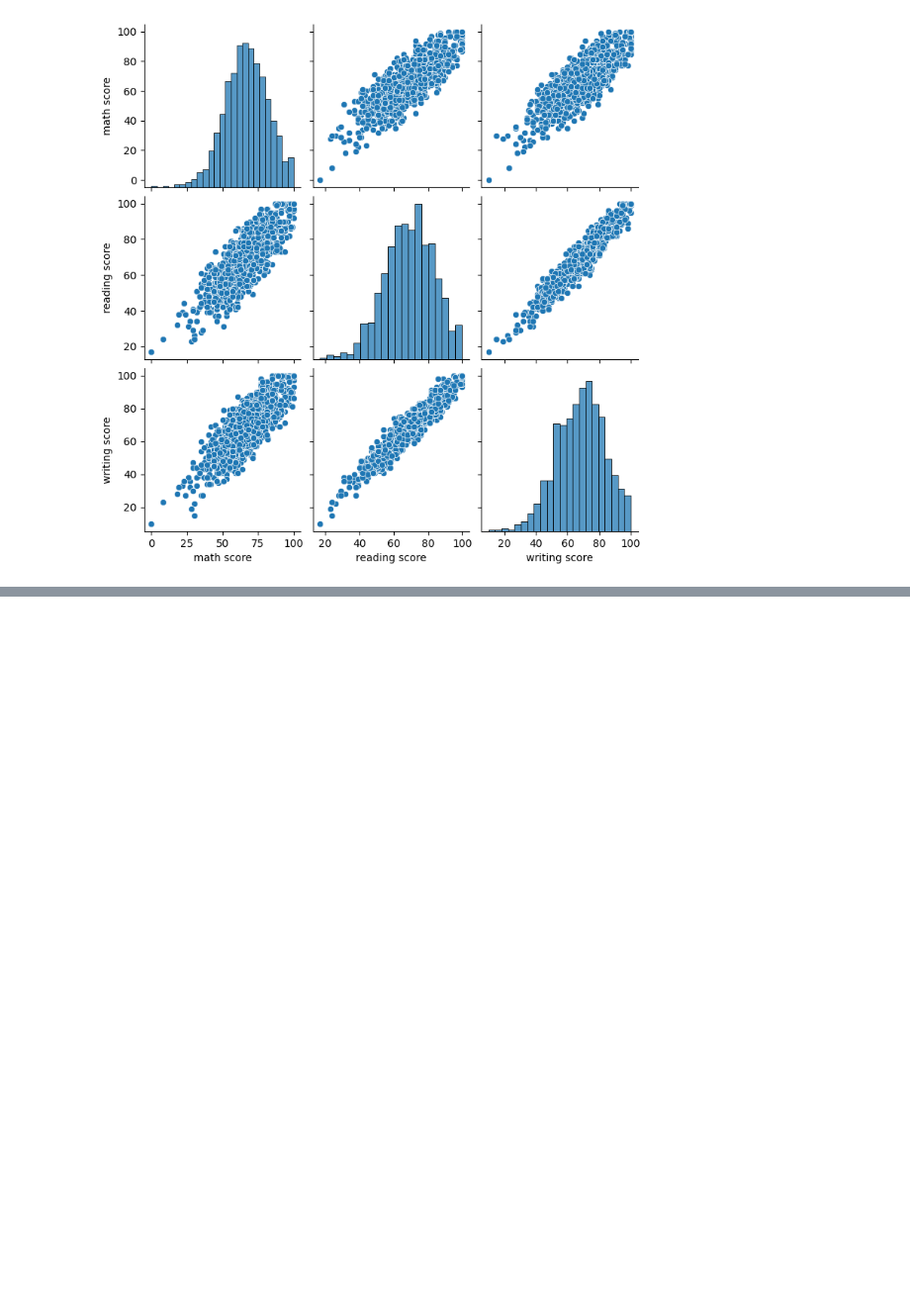
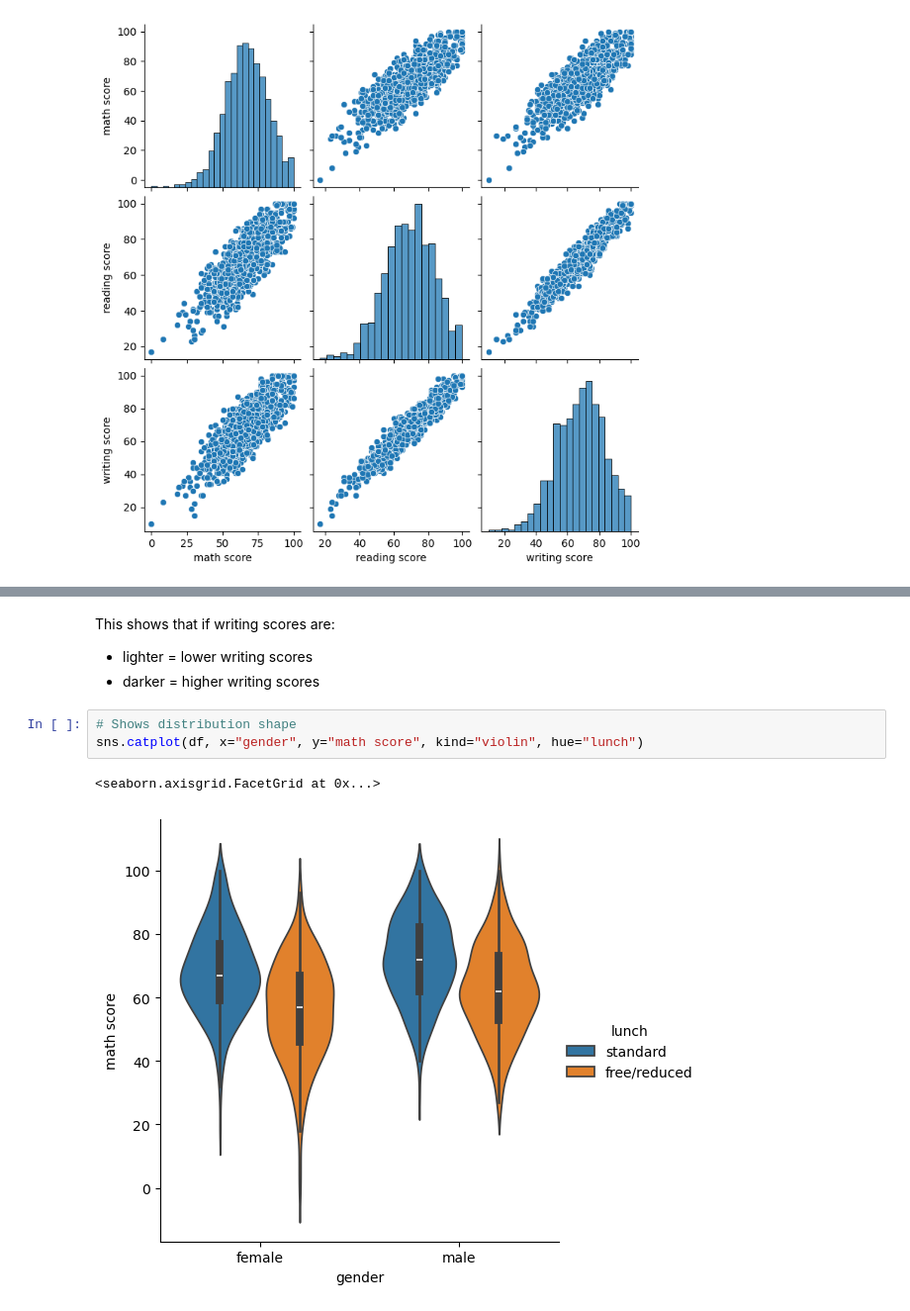
Before and after one commit to priscillanzula/Exploratory-Analysis-EDA-, a Jupyter notebook: EDA.ipynb, the cells around one changed output, grey strips where cells are left out. Shown at 99% size. Saved outputs shown, nothing was run; the diff lists cells and outputs as text; blank space fills up the shorter version.

```diff
--- a/EDA.ipynb
+++ b/EDA.ipynb
@@ -327,0 +363,10 @@ sns.pairplot(df)
+# %% [markdown]
+This shows that if writing scores are:
+- lighter = lower writing scores
+- darker = higher writing scores
+# %%
+# Shows distribution shape
+sns.catplot(df, x="gender", y="math score", kind="violin", hue="lunch")
+# %% [output]
+<seaborn.axisgrid.FacetGrid at 0x...>
+[figure, added]
```
Also changed, not shown: parts of 6 cells of this notebook.
